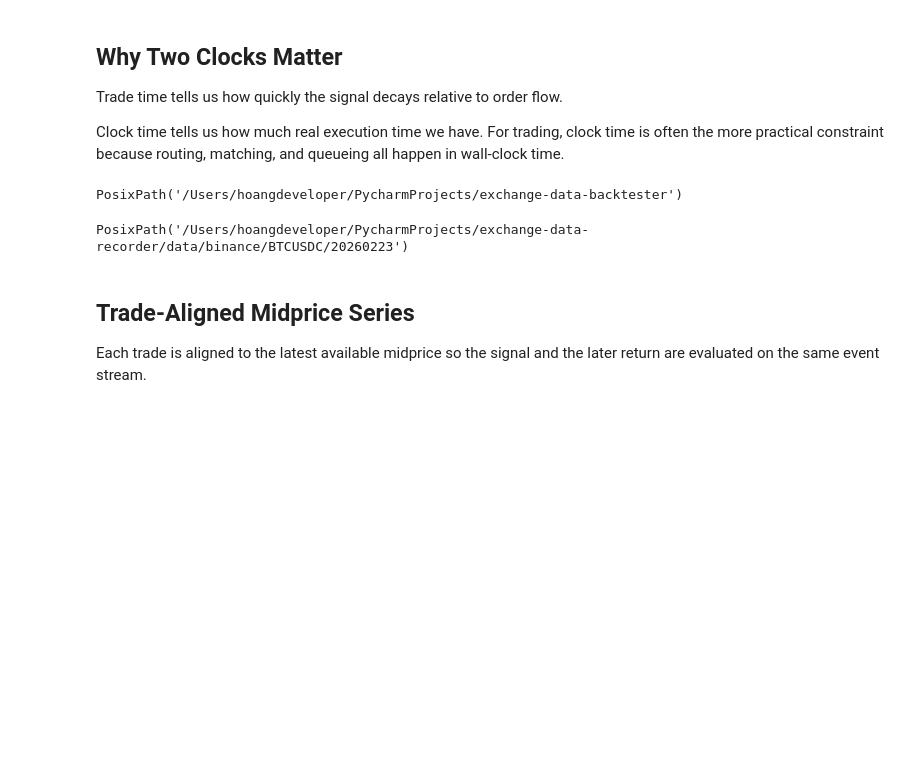
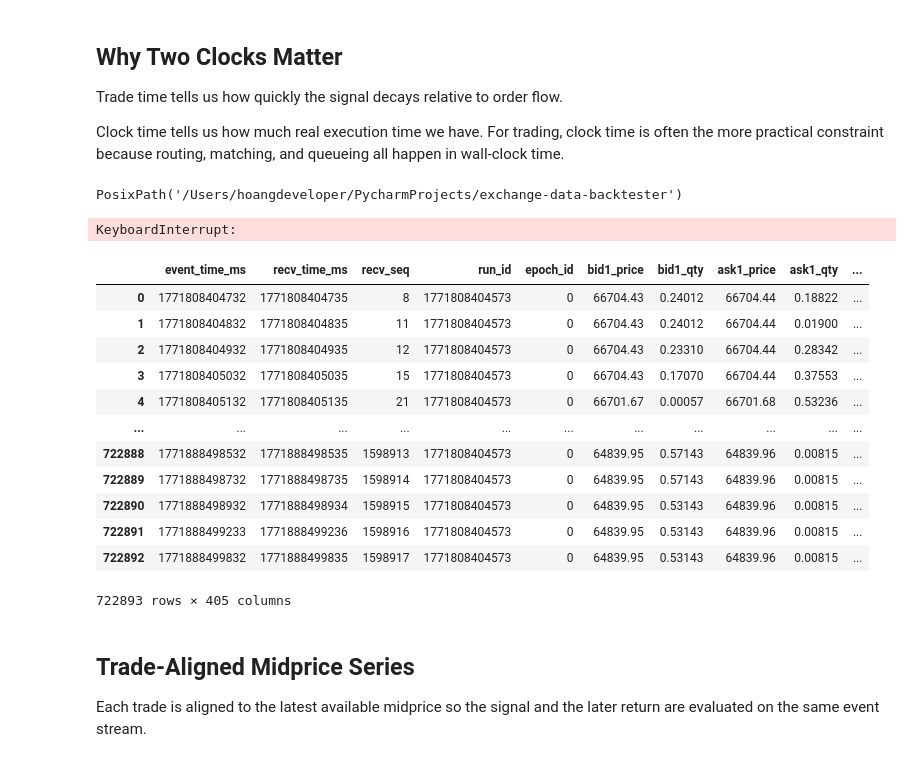
Before and after one commit to hworldcom/exchange-data-backtester, a Jupyter notebook: notebooks/btcusdc_orderflow_study/05_signal_decay_and_execution_window.ipynb, the cells around one changed output. Saved outputs shown, nothing was run; the diff lists cells and outputs as text; code cells hidden in the pictures; blank space fills up the shorter version.

```diff
--- a/notebooks/btcusdc_orderflow_study/05_signal_decay_and_execution_window.ipynb
+++ b/notebooks/btcusdc_orderflow_study/05_signal_decay_and_execution_window.ipynb
@@ -78,10 +78,24 @@ dataset = load_day(day_dir)
 trades = get_or_build_trades_table(dataset)
 top = get_or_build_top_of_book_table(dataset, on_gap="skip-segment")
 replay_info = replay_summary(dataset, replay_on_gap="skip-segment")
-
-day_dir
 # %% [output]
-PosixPath('/Users/hoangdeveloper/PycharmProjects/exchange-data-recorder/data/binance/BTCUSDC/20260223')
+KeyboardInterrupt:
+# %%
+dataset.load_book()
+# %% [output]
+|  | event_time_ms | recv_time_ms | recv_seq | run_id | epoch_id | bid1_price | bid1_qty | ask1_price | ask1_qty | ... |
+| 0 | 1771808404732 | 1771808404735 | 8 | 1771808404573 | 0 | 66704.43 | 0.24012 | 66704.44 | 0.18822 | ... |
+| 1 | 1771808404832 | 1771808404835 | 11 | 1771808404573 | 0 | 66704.43 | 0.24012 | 66704.44 | 0.01900 | ... |
+| 2 | 1771808404932 | 1771808404935 | 12 | 1771808404573 | 0 | 66704.43 | 0.23310 | 66704.44 | 0.28342 | ... |
+| 3 | 1771808405032 | 1771808405035 | 15 | 1771808404573 | 0 | 66704.43 | 0.17070 | 66704.44 | 0.37553 | ... |
+| 4 | 1771808405132 | 1771808405135 | 21 | 1771808404573 | 0 | 66701.67 | 0.00057 | 66701.68 | 0.53236 | ... |
+| ... | ... | ... | ... | ... | ... | ... | ... | ... | ... | ... |
+| 722888 | 1771888498532 | 1771888498535 | 1598913 | 1771808404573 | 0 | 64839.95 | 0.57143 | 64839.96 | 0.00815 | ... |
+| 722889 | 1771888498732 | 1771888498735 | 1598914 | 1771808404573 | 0 | 64839.95 | 0.57143 | 64839.96 | 0.00815 | ... |
+| 722890 | 1771888498932 | 1771888498934 | 1598915 | 1771808404573 | 0 | 64839.95 | 0.53143 | 64839.96 | 0.00815 | ... |
+| 722891 | 1771888499233 | 1771888499236 | 1598916 | 1771808404573 | 0 | 64839.95 | 0.53143 | 64839.96 | 0.00815 | ... |
+| 722892 | 1771888499832 | 1771888499835 | 1598917 | 1771808404573 | 0 | 64839.95 | 0.53143 | 64839.96 | 0.00815 | ... |
+722893 rows × 405 columns
 # %% [markdown]
 ## Trade-Aligned Midprice Series
 
```
Also changed, not shown: parts of 1 cell of this notebook, 35 other files.
